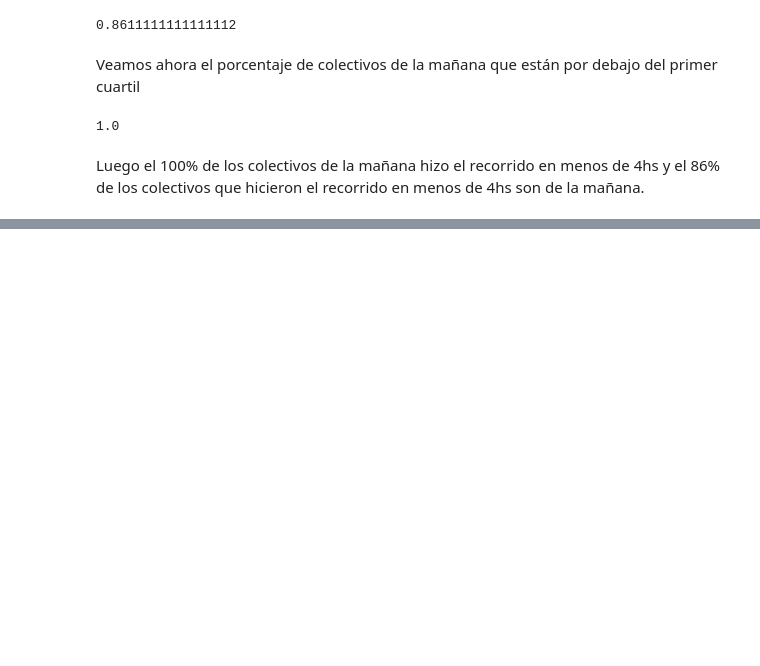
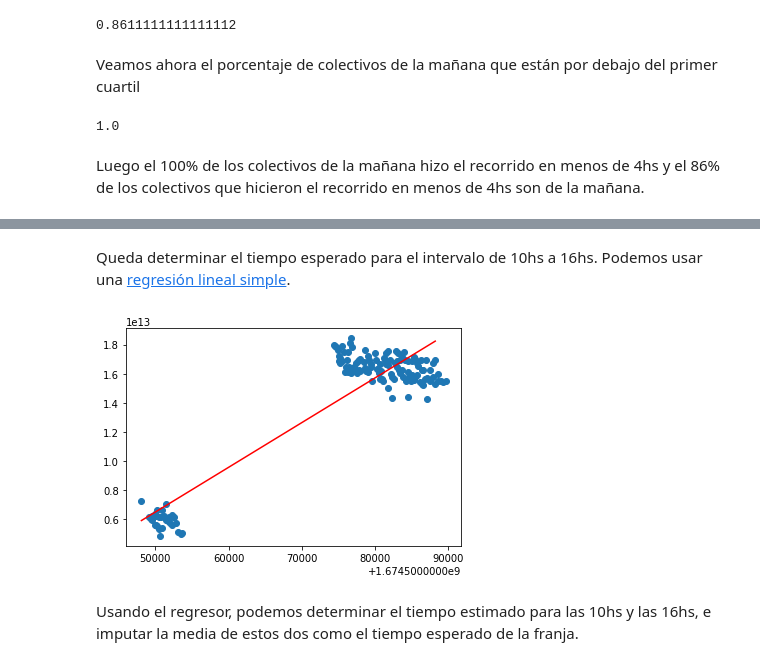
Before and after one commit to yagopajarino/colectivos-152, a Jupyter notebook: Colectivos.ipynb, the cells around one changed output, grey strips where cells are left out. Cells and saved outputs as stored; diff of their text form; code cells hidden in the pictures; blank space fills up the shorter version.

```diff
--- a/Colectivos.ipynb
+++ b/Colectivos.ipynb
@@ -363,0 +393,2 @@ Luego el 100% de los colectivos de la mañana hizo el recorrido en menos de 4hs
+# %% [markdown]
+Queda determinar el tiempo esperado para el intervalo de 10hs a 16hs. Podemos usar una [regresión lineal simple](https://en.wikipedia.org/wiki/Simple_linear_regression).
@@ -363,0 +398,16 @@ Luego el 100% de los colectivos de la mañana hizo el recorrido en menos de 4hs
+# %%
+timestamps = finalizados.start_datetime.values.astype(np.int64) // 10 ** 9
+X = timestamps.reshape(-1, 1)
+y = finalizados.timedelta
+reg = LinearRegression().fit(X, y)
+# %%
+x_pred = np.array([timestamps[0], timestamps[-1]]).reshape(-1, 1)
+y_pred = reg.predict(x_pred)
+# %%
+plt.plot(x_pred, y_pred,  color="red")
+plt.scatter(timestamps, y)
+plt.show()
+# %% [output]
+[figure, added]
+# %% [markdown]
+Usando el regresor, podemos determinar el tiempo estimado para las 10hs y las 16hs, e imputar la media de estos dos como el tiempo esperado de la franja.
```
Also changed, not shown: parts of 23 cells of this notebook.
